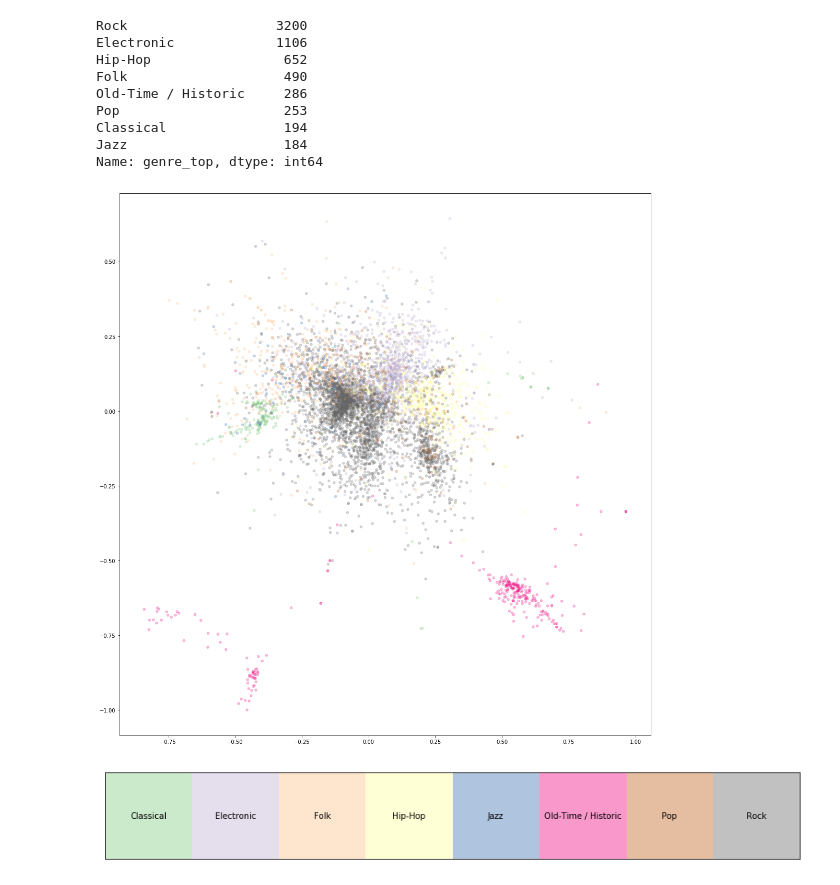
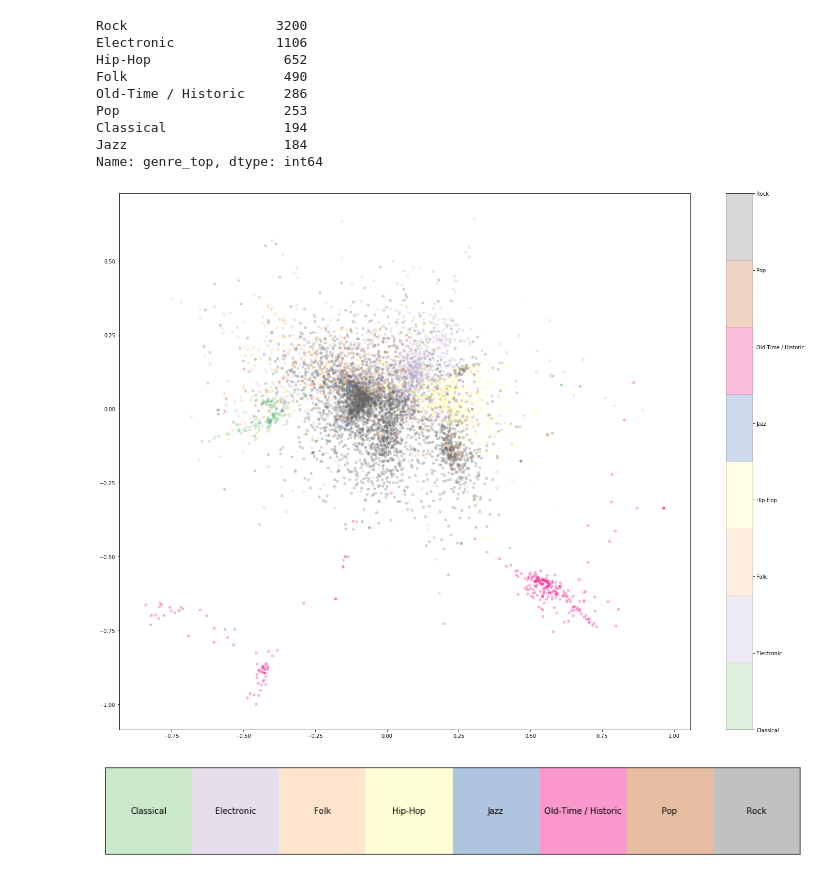
Before and after one commit to padesplaces/ntds_project, a Jupyter notebook: project.ipynb, the cells around one changed output. Saved outputs shown, nothing was run; the diff lists cells and outputs as text; code cells hidden in the pictures.

Commit message:
update lin cos 2 + signal and paths figures + almost full notebook

```diff
--- a/project.ipynb
+++ b/project.ipynb
@@ -308,18 +308,17 @@ Name: genre_top, dtype: int64
 # %%
 numeric_labels = genre_labels.astype('category').cat.codes
 # %%
-plt.figure(figsize=(15,15))
+plt.figure(figsize=(20,15))
 nodes = nx.draw_networkx_nodes(GC, coords_gc, node_size=20, node_color=numeric_labels, alpha=0.25, cmap='Accent')
-#nx.draw_networkx_edges(GC, coords_gc, alpha=0.1)
-#cbar = plt.colorbar(nodes)
-#cbar.ax.set_yticklabels(genre_labels.astype('category').cat.categories)
+cbar = plt.colorbar(nodes)
+cbar.ax.set_yticklabels(genre_labels.astype('category').cat.categories)
 #plt.title("Genre repartition of the graph based only on echonest audio features using a spring layout, clustering coefficient ={:.5f}".format(nx.average_clustering(GC)))
 plt.tight_layout()
-#filename = "cos/linear_combination_4.png"
-#plt.savefig("results/fig/"+filename)
+filename = "cos/linear_combination_2.png"
+plt.savefig("results/fig/"+filename)
 plt.show()
 # %% [output]
-[figure, old version]
+[figure, new version]
 # %%
 fig, ax = plt.subplots(figsize=(12,12))
 ax.imshow(np.arange(8).reshape(1,8), cmap='Accent', alpha=0.4)
```
Also changed, not shown: parts of 23 cells of this notebook, 3 other files.
